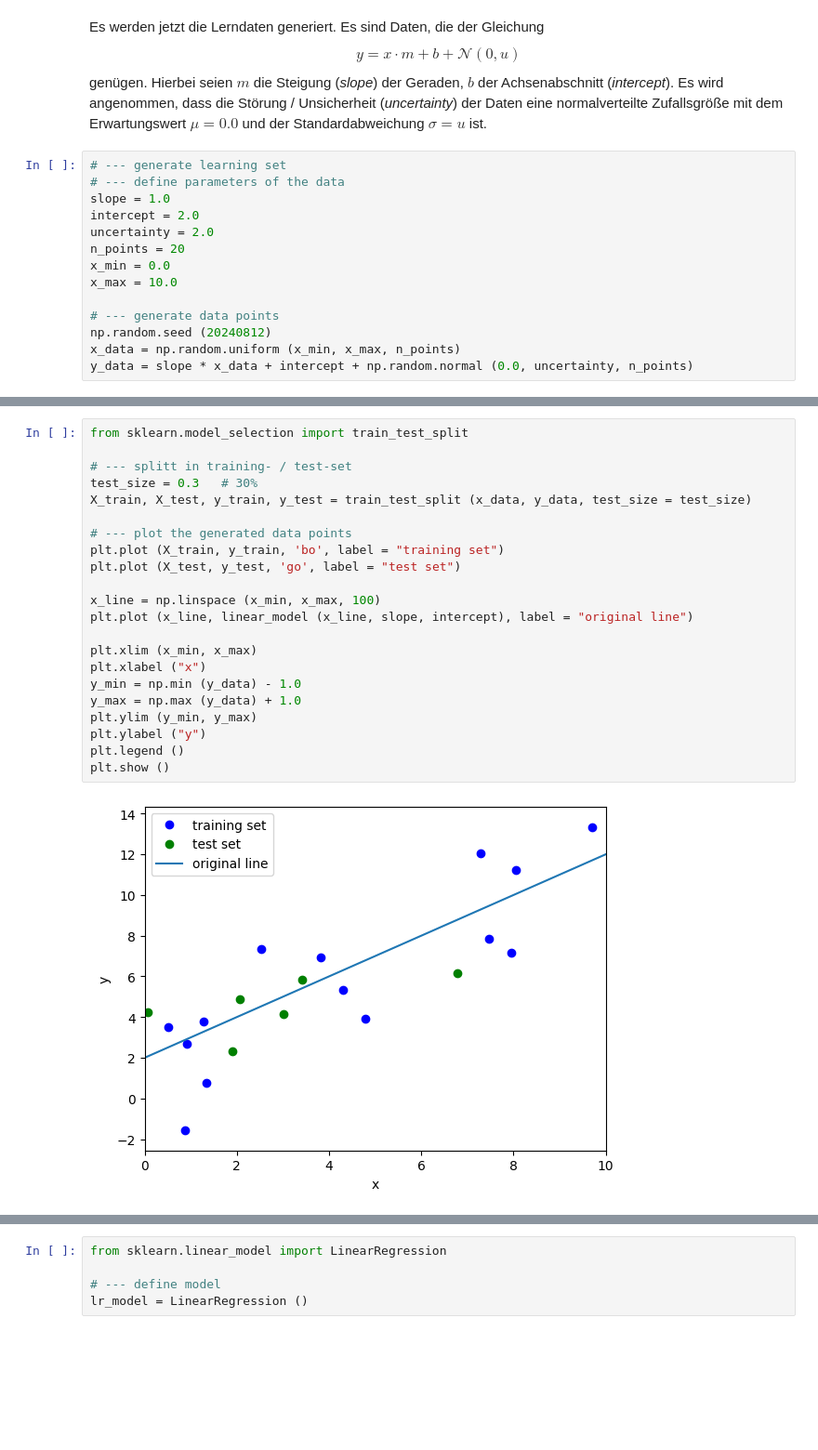
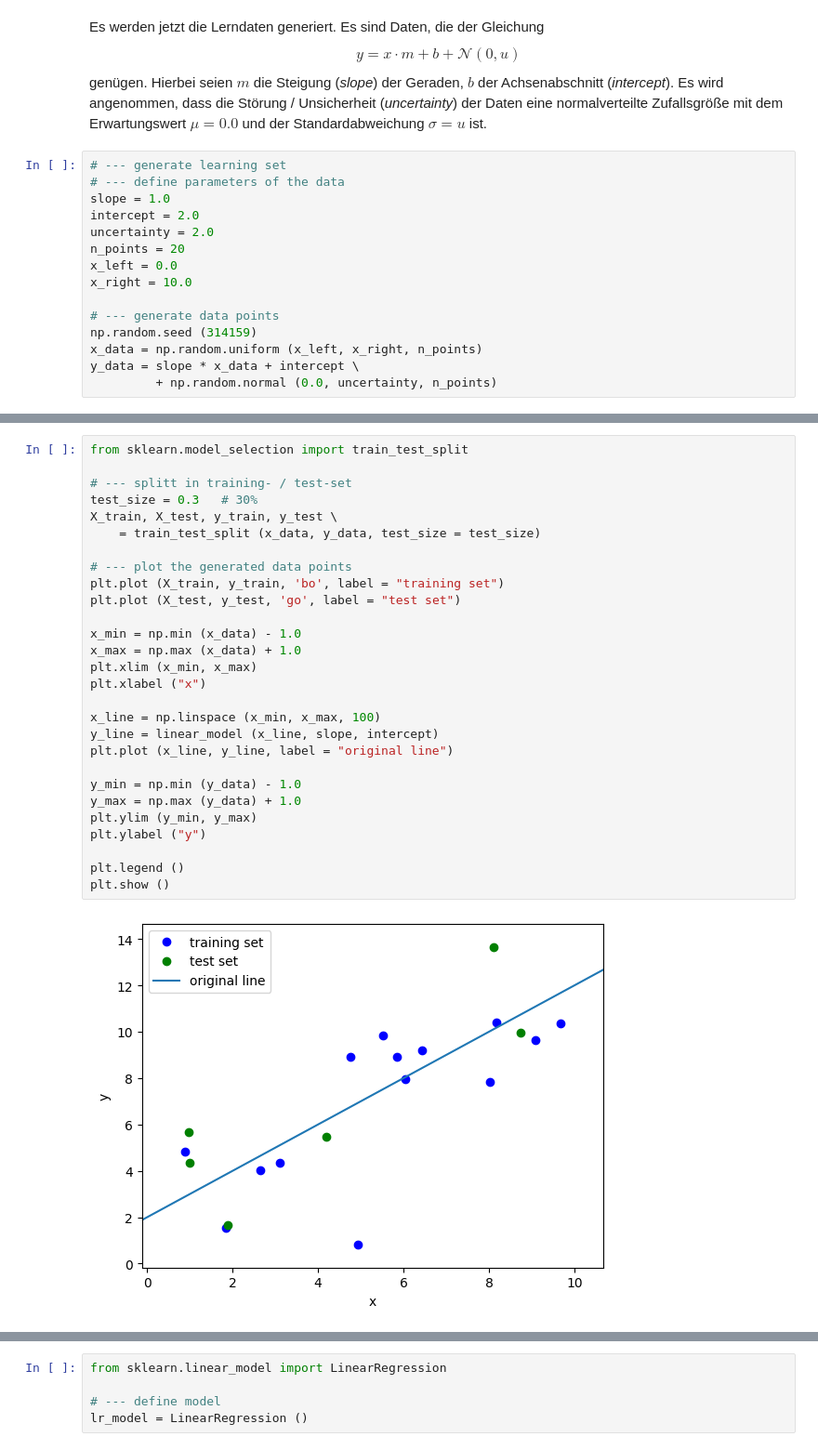
Before and after one commit to Zeh-Marschke/MLe, a Jupyter notebook: ML01c-LineareRegression.ipynb, the cells around one changed output, grey strips where cells are left out. Shown at 93% size. Saved outputs shown, nothing was run; the diff lists cells and outputs as text; blank space fills up the shorter version.

```diff
--- a/ML01c-LineareRegression.ipynb
+++ b/ML01c-LineareRegression.ipynb
@@ -68,12 +68,13 @@ slope = 1.0
 intercept = 2.0
 uncertainty = 2.0
 n_points = 20
-x_min = 0.0
-x_max = 10.0
+x_left = 0.0
+x_right = 10.0
 
 # --- generate data points
-np.random.seed (20240812)
-x_data = np.random.uniform (x_min, x_max, n_points)
-y_data = slope * x_data + intercept + np.random.normal (0.0, uncertainty, n_points)
+np.random.seed (314159)
+x_data = np.random.uniform (x_left, x_right, n_points)
+y_data = slope * x_data + intercept \
+         + np.random.normal (0.0, uncertainty, n_points)
 # %% [markdown]
 Es erfolgt nun die Aufteilung in Trainingsmenge und Testmenge.
@@ -91,26 +92,32 @@ Der Split der Daten erfolgt nach den Zufallsprinzip. DIes wird mit der Routine `
 # %%
 from sklearn.model_selection import train_test_split
 
 # --- splitt in training- / test-set
 test_size = 0.3   # 30%
-X_train, X_test, y_train, y_test = train_test_split (x_data, y_data, test_size = test_size)
+X_train, X_test, y_train, y_test \
+    = train_test_split (x_data, y_data, test_size = test_size)
 
 # --- plot the generated data points
 plt.plot (X_train, y_train, 'bo', label = "training set")
 plt.plot (X_test, y_test, 'go', label = "test set")
 
-x_line = np.linspace (x_min, x_max, 100)
-plt.plot (x_line, linear_model (x_line, slope, intercept), label = "original line")
-
+x_min = np.min (x_data) - 1.0
+x_max = np.max (x_data) + 1.0
 plt.xlim (x_min, x_max)
 plt.xlabel ("x")
+
+x_line = np.linspace (x_min, x_max, 100)
+y_line = linear_model (x_line, slope, intercept)
+plt.plot (x_line, y_line, label = "original line")
+
 y_min = np.min (y_data) - 1.0
 y_max = np.max (y_data) + 1.0
 plt.ylim (y_min, y_max)
 plt.ylabel ("y")
+
 plt.legend ()
 plt.show ()
 # %% [output]
-[figure, old version]
+[figure, new version]
 # %% [markdown]
 ### 2 Der Algorithmus
```
Also changed, not shown: parts of 23 cells of this notebook.
